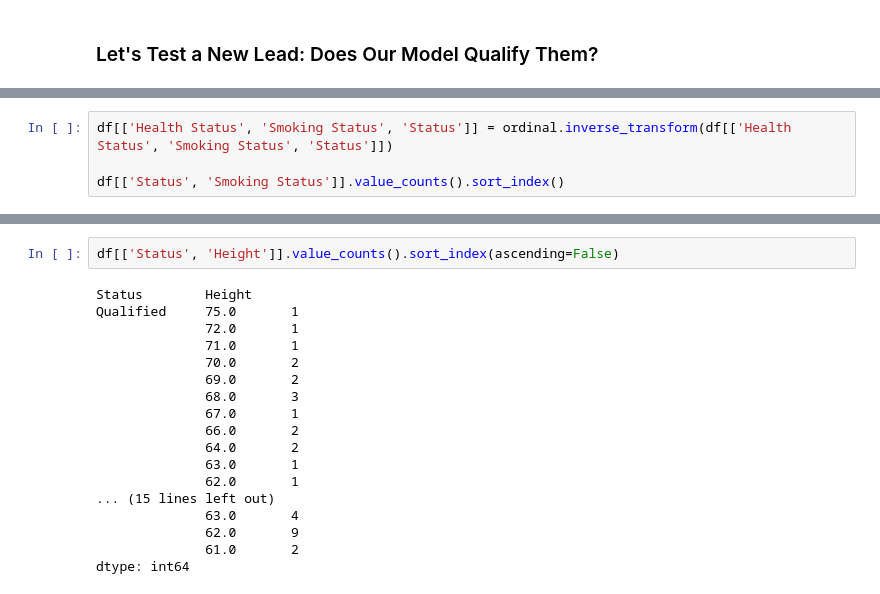
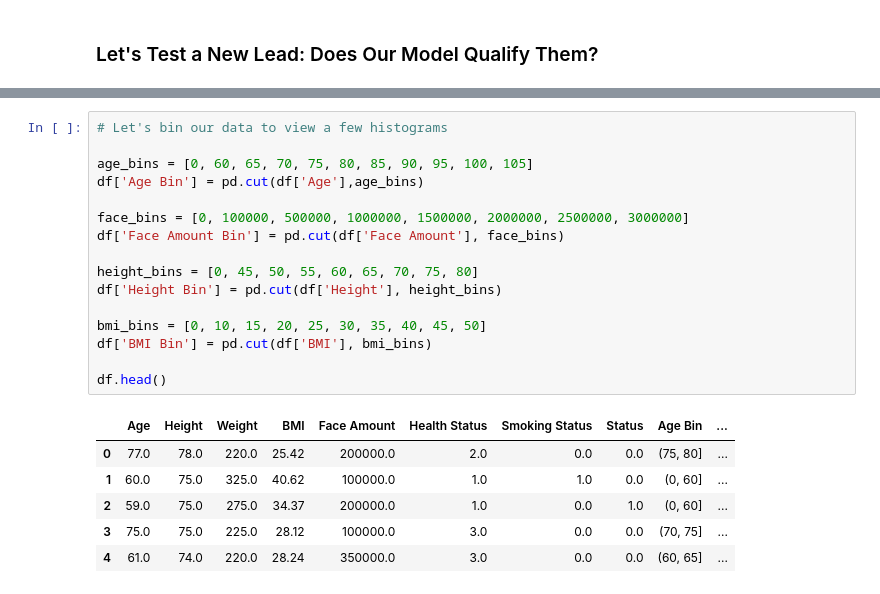
Before and after one commit to mattRicotta/ML-projects, a Jupyter notebook: LeadQualification.ipynb, the cells around one changed output, grey strips where cells are left out. Cells and saved outputs as stored; diff of their text form.

```diff
--- a/LeadQualification.ipynb
+++ b/LeadQualification.ipynb
@@ -269,4 +233,0 @@ plt.show()
-# %%
-df[['Health Status', 'Smoking Status', 'Status']] = ordinal.inverse_transform(df[['Health Status', 'Smoking Status', 'Status']])
-
-df[['Status', 'Smoking Status']].value_counts().sort_index()
@@ -294,20 +234,23 @@ dtype: int64
-# %%
-df[['Status', 'Height']].value_counts().sort_index(ascending=False)
-# %% [output]
-Status        Height
-Qualified     75.0       1
-              72.0       1
-              71.0       1
-              70.0       2
-              69.0       2
-              68.0       3
-              67.0       1
-              66.0       2
-              64.0       2
-              63.0       1
-              62.0       1
-... (15 lines left out)
-              63.0       4
-              62.0       9
-              61.0       2
-dtype: int64
+# %%
+# Let's bin our data to view a few histograms
+
+age_bins = [0, 60, 65, 70, 75, 80, 85, 90, 95, 100, 105]
+df['Age Bin'] = pd.cut(df['Age'],age_bins)
+
+face_bins = [0, 100000, 500000, 1000000, 1500000, 2000000, 2500000, 3000000]
+df['Face Amount Bin'] = pd.cut(df['Face Amount'], face_bins)
+
+height_bins = [0, 45, 50, 55, 60, 65, 70, 75, 80]
+df['Height Bin'] = pd.cut(df['Height'], height_bins)
+
+bmi_bins = [0, 10, 15, 20, 25, 30, 35, 40, 45, 50]
+df['BMI Bin'] = pd.cut(df['BMI'], bmi_bins)
+
+df.head()
+# %% [output]
+|  | Age | Height | Weight | BMI | Face Amount | Health Status | Smoking Status | Status | Age Bin | ... |
+| 0 | 77.0 | 78.0 | 220.0 | 25.42 | 200000.0 | 2.0 | 0.0 | 0.0 | (75, 80] | ... |
+| 1 | 60.0 | 75.0 | 325.0 | 40.62 | 100000.0 | 1.0 | 1.0 | 0.0 | (0, 60] | ... |
+| 2 | 59.0 | 75.0 | 275.0 | 34.37 | 200000.0 | 1.0 | 0.0 | 1.0 | (0, 60] | ... |
+| 3 | 75.0 | 75.0 | 225.0 | 28.12 | 100000.0 | 3.0 | 0.0 | 0.0 | (70, 75] | ... |
+| 4 | 61.0 | 74.0 | 220.0 | 28.24 | 350000.0 | 3.0 | 0.0 | 0.0 | (60, 65] | ... |
```
Also changed, not shown: parts of 14 cells of this notebook.
